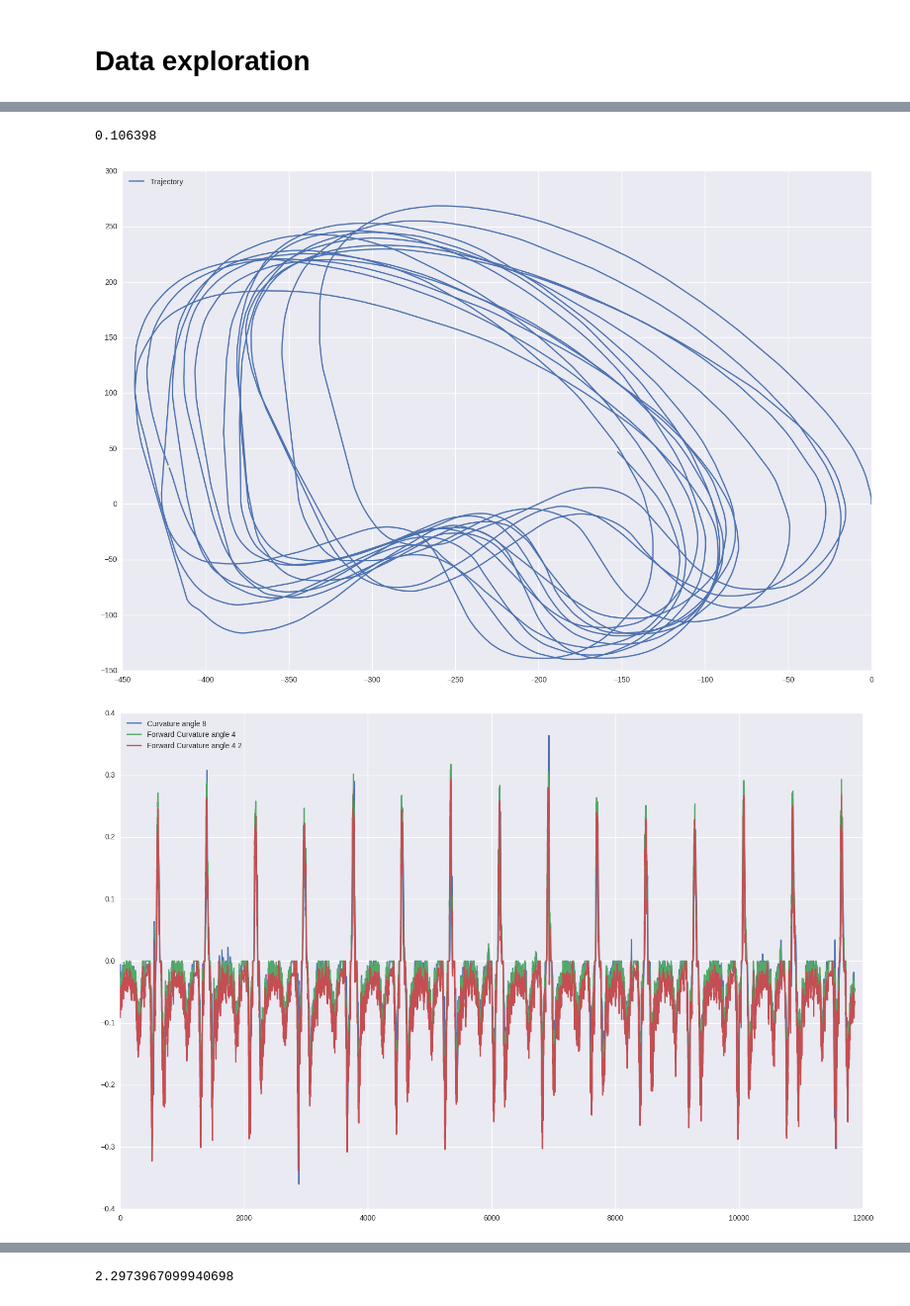
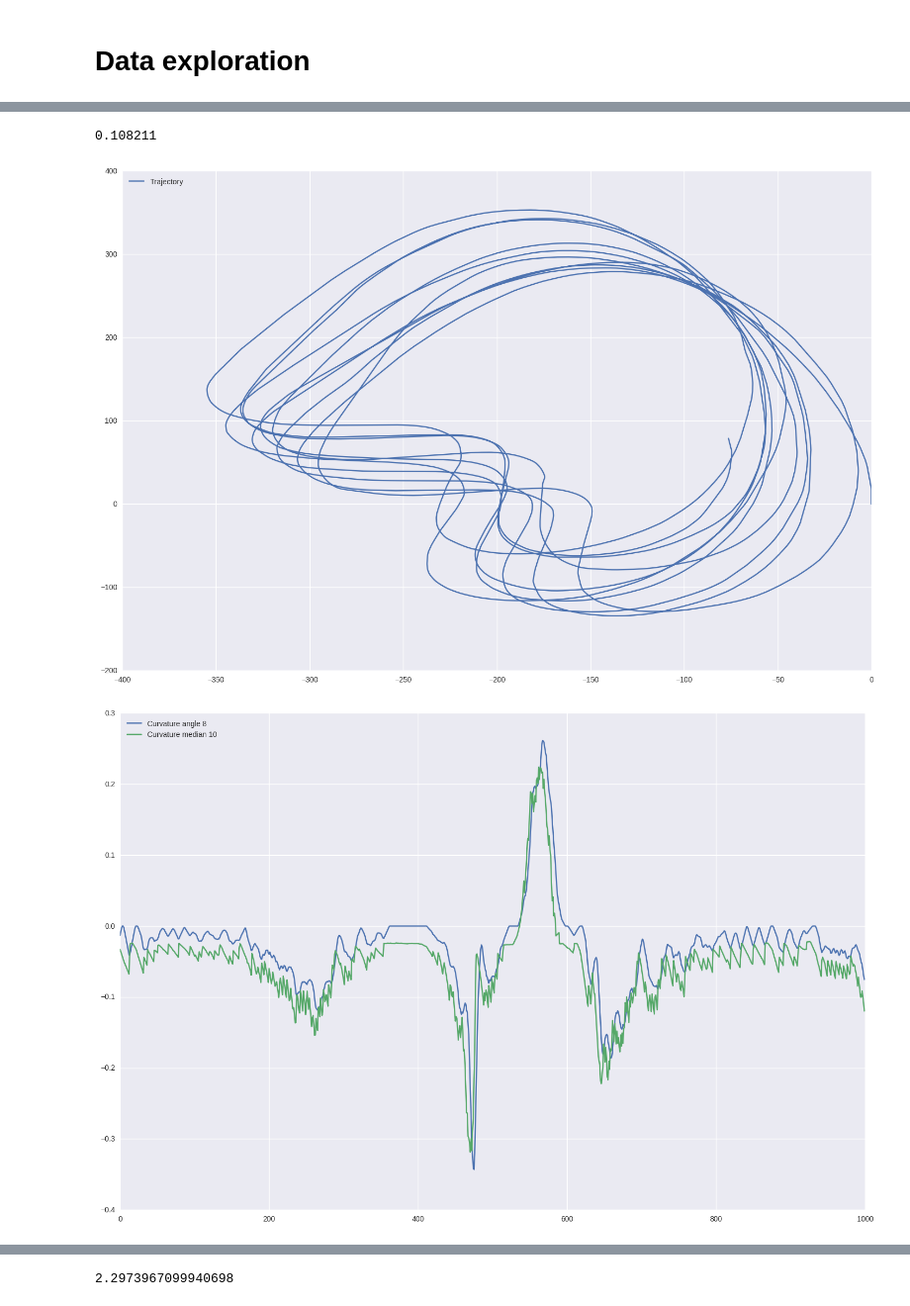
Before and after one commit to balancap/SDC-Behavioral-Cloning, a Jupyter notebook: behavioral-cloning.ipynb, the cells around one changed output, grey strips where cells are left out. Shown at 99% size. Saved outputs shown, nothing was run; the diff lists cells and outputs as text; code cells hidden in the pictures.

```diff
--- a/behavioral-cloning.ipynb
+++ b/behavioral-cloning.ipynb
@@ -58,7 +58,7 @@ print(out.shape)
 # angle = data['angle']
 # %%
 # Load CSV file
-filename = './data/5/driving_log.csv'
+filename = './data/q3_clean/driving_log.csv'
 # filename = './data/50Hz_driving_log.csv'
 with open(filename, 'r') as f:
     creader = csv.reader(f)
@@ -114,7 +114,7 @@ dt = 0.02
 CAR_LENGTH = 5.9
 print(np.mean(dt_array))
 # %% [output]
-0.106398
+0.108211
 # %%
 def trajectory(dt, speed, angle, length=CAR_LENGTH):
     # speed = 48.28032 * 1000 / 3600
@@ -264,7 +319,7 @@ plt.plot(x[:nb, 0], x[:nb, 1], label='Trajectory')
 plt.legend(loc='upper left')
 plt.show()
 # %% [output]
-[figure, old version]
+[figure, new version]
 # %%
 def deriv_middle(x, delta):
     """Compute derivative with zero padding.
@@ -299,9 +354,10 @@ angle_cv3 = angle_curvature(x, delta=3)
 angle_cv4 = angle_curvature(x, delta=4)
 angle_cv8 = angle_curvature(x, delta=8)
 
-# angle_fcv2 = angle_curvature(x, delta=2, deriv=deriv_forward)
-# angle_fcv4 = angle_curvature(x, delta=4, deriv=deriv_forward)
-# angle_fcv8 = angle_curvature(x, delta=8, deriv=deriv_forward)
+angle_med5, _ = angle_median(alpha, dt_array, speed, delta=5, length=5.9)
+angle_med10, _ = angle_median(alpha, dt_array, speed, delta=10, length=5.9)
+angle_med15, _ = angle_median(alpha, dt_array, speed, delta=15, length=5.9, offset=1.)
+angle_med20, _ = angle_median(alpha, dt_array, speed, delta=20, length=5.9)
 
 angle_fcv5, _ = angle_post(alpha, dt_array, speed, delta=5, length=5.9)
 angle_fcv10, _ = angle_post(alpha, dt_array, speed, delta=10, length=5.9)
@@ -310,30 +366,32 @@ angle_fcv20, _ = angle_post(alpha, dt_array, speed, delta=20, length=5.9)
 angle_fcv40, _ = angle_post(alpha, dt_array, speed, delta=40, length=5.9)
 angle_fcv60, _ = angle_post(alpha, dt_array, speed, delta=60, length=5.9)
 
-angle_fcv402, _ = angle_post(alpha, dt_array, speed, delta=40, length=5.9, offset=2.)
+angle_fcv402, _ = angle_post(alpha, dt_array, speed, delta=40, length=5.9, offset=1.)
 
 angle_mfcv4 = angle_post_mean(alpha, dt_array, speed, deltas=[3, 4, 5], length=5.9)
 angle_mfcv8 = angle_post_mean(alpha, dt_array, speed, deltas=[10, 15, 20, 25], length=5.9)
 # %%
-nb = -40
+nb = 1000
 
 # plt.plot(angle_raw[:nb], label='Raw Angle')
 # plt.plot(angle_cv1[:nb], label='Curvature angle 1')
 # plt.plot(angle_cv4[:nb], label='Curvature angle 2')
 # plt.plot(angle_cv4[:nb], label='Curvature angle 4')
 plt.plot(angle_cv4[:nb], label='Curvature angle 8')
 
-plt.plot(angle_fcv40[:nb], label='Forward Curvature angle 4')
-plt.plot(angle_fcv402[:nb], label='Forward Curvature angle 4 2')
+plt.plot(angle_med15[:nb], label='Curvature median 10')
+
+# plt.plot(angle_fcv10[:nb], label='Forward Curvature angle 4')
+# plt.plot(angle_fcv402[:nb], label='Forward Curvature angle 4 2')
 
 # plt.plot(angle_fcv24[:nb], label='Forward Curvature angle 8')
 # plt.plot(angle_mfcv4[:nb], label='Forward Curvature angle 4')
 # plt.plot(angle_mfcv8[:nb], label='Forward Curvature angle 8')
 
 plt.legend(loc='upper left')
 plt.show()
 # %% [output]
-[figure, old version]
+[figure, new version]
 # %%
 dt_array
 # %% [output]
```
Also changed, not shown: parts of 10 cells of this notebook, 4 other files.
